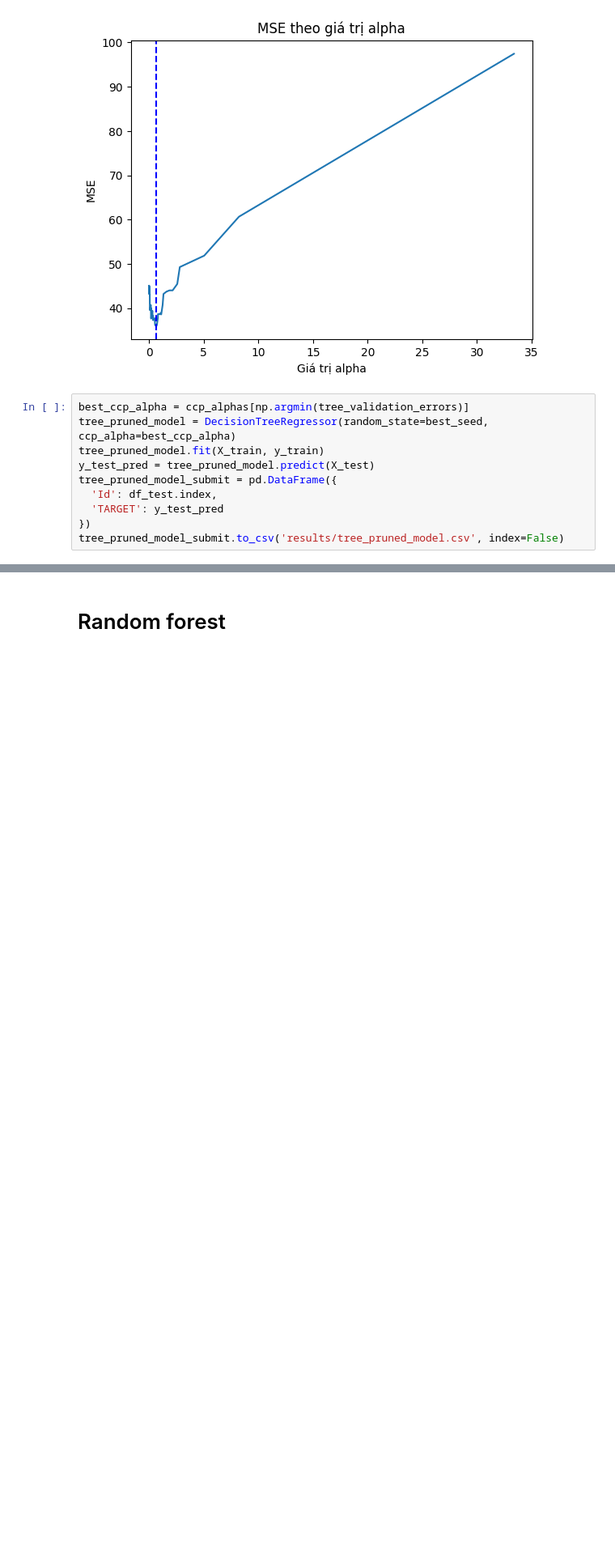
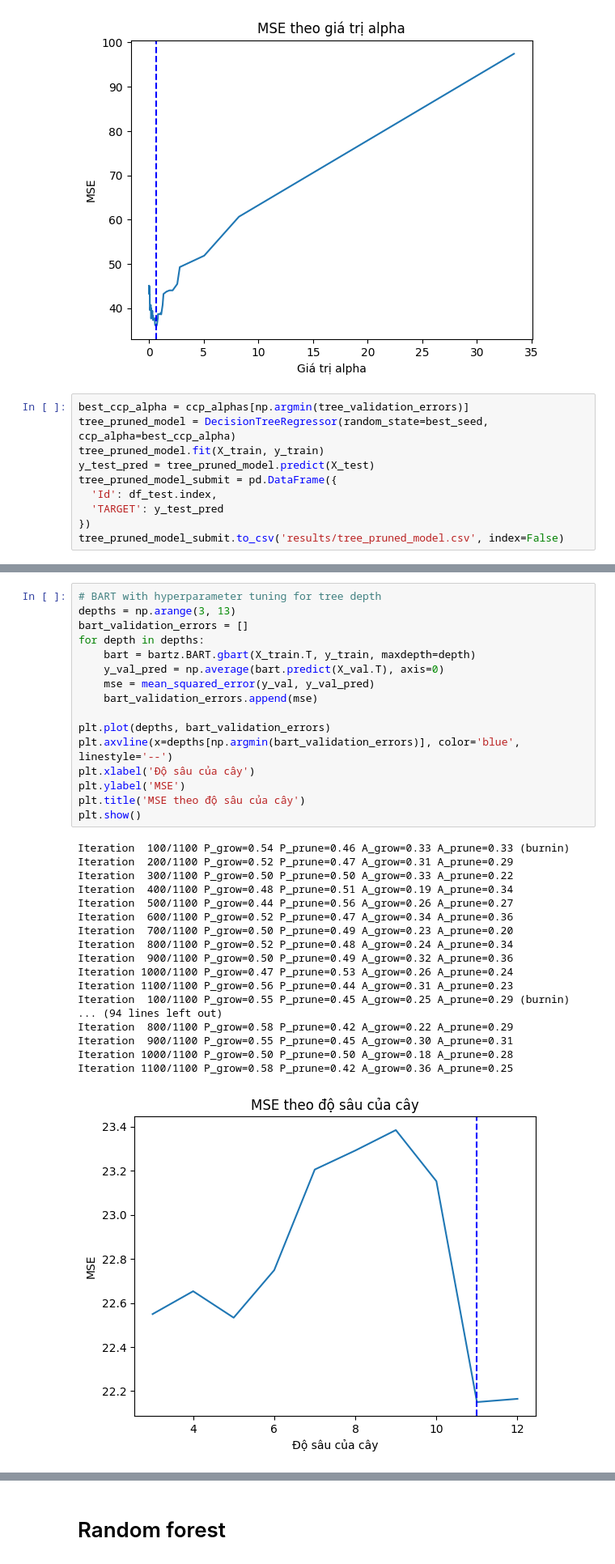
Before and after one commit to hsgsstudent/hanoi_real_estate_prediction, a Jupyter notebook: random_forest.ipynb, the cells around one changed output, grey strips where cells are left out. Shown at 81% size. Drawn from its saved outputs; the diff is of its cells as text; blank space fills up the shorter version.

```diff
--- a/random_forest.ipynb
+++ b/random_forest.ipynb
@@ -326,0 +414,35 @@ tree_pruned_model_submit.to_csv('results/tree_pruned_model.csv', index=False)
+# %%
+# BART with hyperparameter tuning for tree depth
+depths = np.arange(3, 13)
+bart_validation_errors = []
+for depth in depths:
+    bart = bartz.BART.gbart(X_train.T, y_train, maxdepth=depth)
+    y_val_pred = np.average(bart.predict(X_val.T), axis=0)
+    mse = mean_squared_error(y_val, y_val_pred)
+    bart_validation_errors.append(mse)
+
+plt.plot(depths, bart_validation_errors)
+plt.axvline(x=depths[np.argmin(bart_validation_errors)], color='blue', linestyle='--')
+plt.xlabel('Độ sâu của cây')
+plt.ylabel('MSE')
+plt.title('MSE theo độ sâu của cây')
+plt.show()
+# %% [output]
+Iteration  100/1100 P_grow=0.54 P_prune=0.46 A_grow=0.33 A_prune=0.33 (burnin)
+Iteration  200/1100 P_grow=0.52 P_prune=0.47 A_grow=0.31 A_prune=0.29
+Iteration  300/1100 P_grow=0.50 P_prune=0.50 A_grow=0.33 A_prune=0.22
+Iteration  400/1100 P_grow=0.48 P_prune=0.51 A_grow=0.19 A_prune=0.34
+Iteration  500/1100 P_grow=0.44 P_prune=0.56 A_grow=0.26 A_prune=0.27
+Iteration  600/1100 P_grow=0.52 P_prune=0.47 A_grow=0.34 A_prune=0.36
+Iteration  700/1100 P_grow=0.50 P_prune=0.49 A_grow=0.23 A_prune=0.20
+Iteration  800/1100 P_grow=0.52 P_prune=0.48 A_grow=0.24 A_prune=0.34
+Iteration  900/1100 P_grow=0.50 P_prune=0.49 A_grow=0.32 A_prune=0.36
+Iteration 1000/1100 P_grow=0.47 P_prune=0.53 A_grow=0.26 A_prune=0.24
+Iteration 1100/1100 P_grow=0.56 P_prune=0.44 A_grow=0.31 A_prune=0.23
+Iteration  100/1100 P_grow=0.55 P_prune=0.45 A_grow=0.25 A_prune=0.29 (burnin)
+... (94 lines left out)
+Iteration  800/1100 P_grow=0.58 P_prune=0.42 A_grow=0.22 A_prune=0.29
+Iteration  900/1100 P_grow=0.55 P_prune=0.45 A_grow=0.30 A_prune=0.31
+Iteration 1000/1100 P_grow=0.50 P_prune=0.50 A_grow=0.18 A_prune=0.28
+Iteration 1100/1100 P_grow=0.58 P_prune=0.42 A_grow=0.36 A_prune=0.25
+[figure, added]
```
Also changed, not shown: parts of 10 cells of this notebook, 6 other files.
